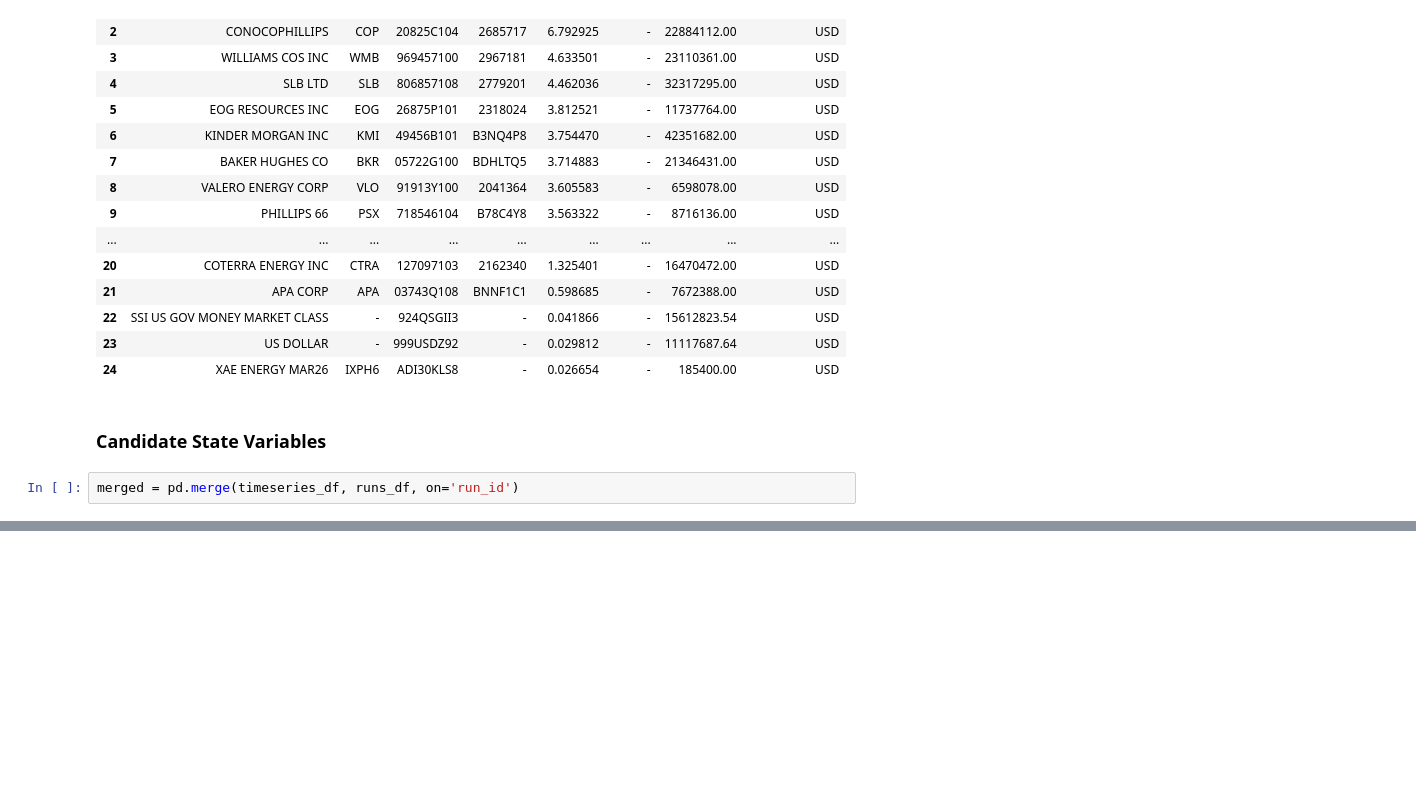
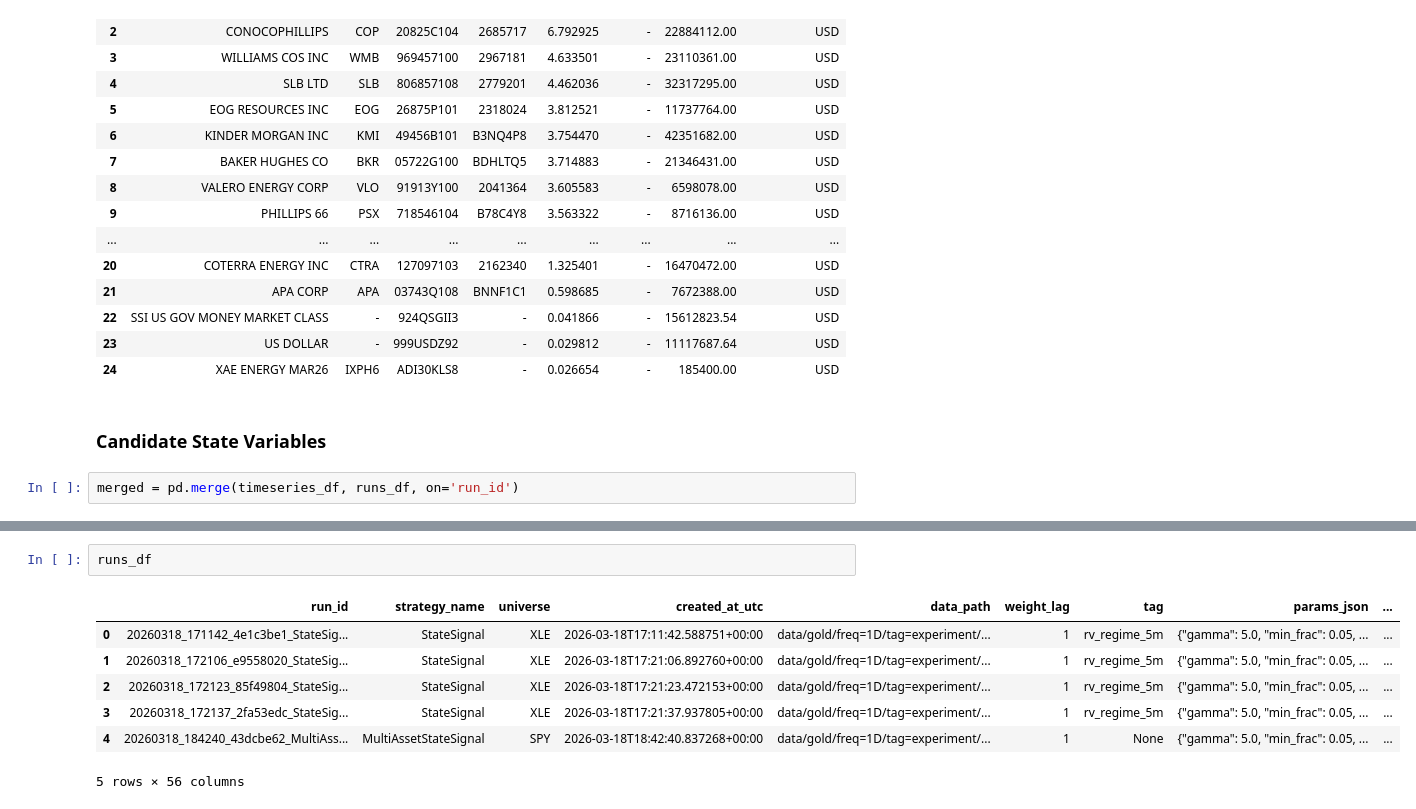
Before and after one commit to jackyeung99/proj_quant_trading, a Jupyter notebook: notebooks/experiment_macro.ipynb, the cells around one changed output, grey strips where cells are left out. Saved outputs shown, nothing was run; the diff lists cells and outputs as text; blank space fills up the shorter version.

Commit message:
BUILD: multi asset state strategy

```diff
--- a/notebooks/experiment_macro.ipynb
+++ b/notebooks/experiment_macro.ipynb
@@ -144,3 +130,13 @@ best
+# %%
+runs_df
+# %% [output]
+|  | run_id | strategy_name | universe | created_at_utc | data_path | weight_lag | tag | params_json | ... |
+| 0 | 20260318_171142_4e1c3be1_StateSig... | StateSignal | XLE | 2026-03-18T17:11:42.588751+00:00 | data/gold/freq=1D/tag=experiment/... | 1 | rv_regime_5m | {"gamma": 5.0, "min_frac": 0.05, ... | ... |
+| 1 | 20260318_172106_e9558020_StateSig... | StateSignal | XLE | 2026-03-18T17:21:06.892760+00:00 | data/gold/freq=1D/tag=experiment/... | 1 | rv_regime_5m | {"gamma": 5.0, "min_frac": 0.05, ... | ... |
+| 2 | 20260318_172123_85f49804_StateSig... | StateSignal | XLE | 2026-03-18T17:21:23.472153+00:00 | data/gold/freq=1D/tag=experiment/... | 1 | rv_regime_5m | {"gamma": 5.0, "min_frac": 0.05, ... | ... |
+| 3 | 20260318_172137_2fa53edc_StateSig... | StateSignal | XLE | 2026-03-18T17:21:37.937805+00:00 | data/gold/freq=1D/tag=experiment/... | 1 | rv_regime_5m | {"gamma": 5.0, "min_frac": 0.05, ... | ... |
+| 4 | 20260318_184240_43dcbe62_MultiAss... | MultiAssetStateSignal | SPY | 2026-03-18T18:42:40.837268+00:00 | data/gold/freq=1D/tag=experiment/... | 1 | None | {"gamma": 5.0, "min_frac": 0.05, ... | ... |
+5 rows × 56 columns
 # %%
 runs_df.sort_values(by=['metric_gross_sharpe'], ascending=False).iloc[0]
 # %% [output]
```
Also changed, not shown: parts of 8 cells of this notebook, 7 other files.
